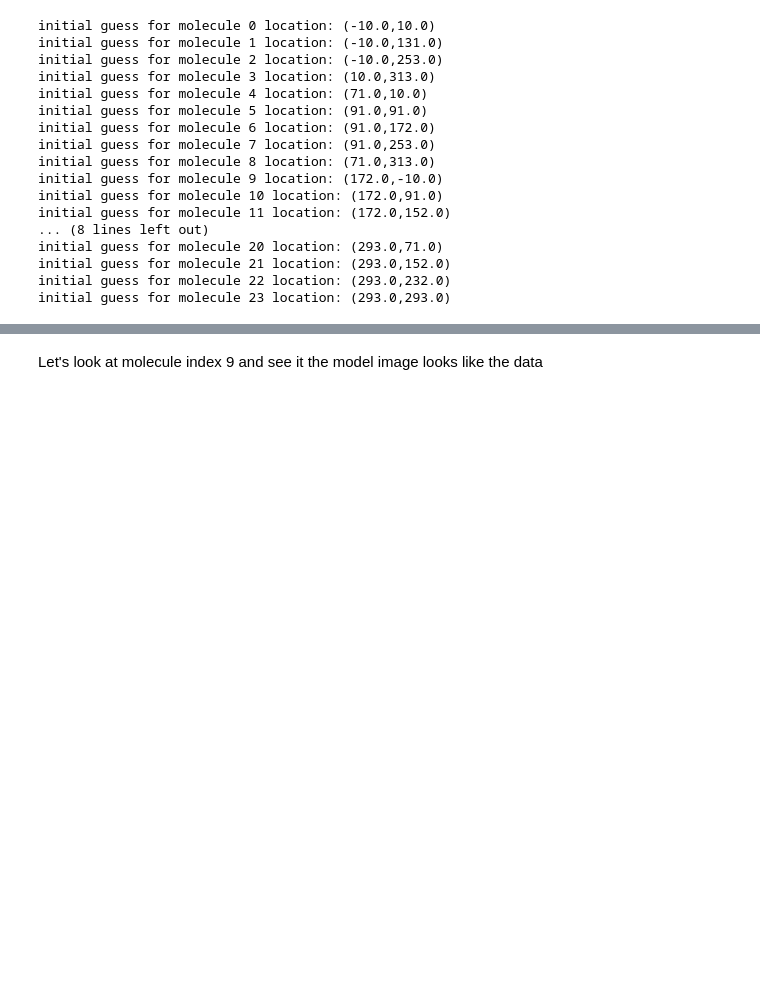
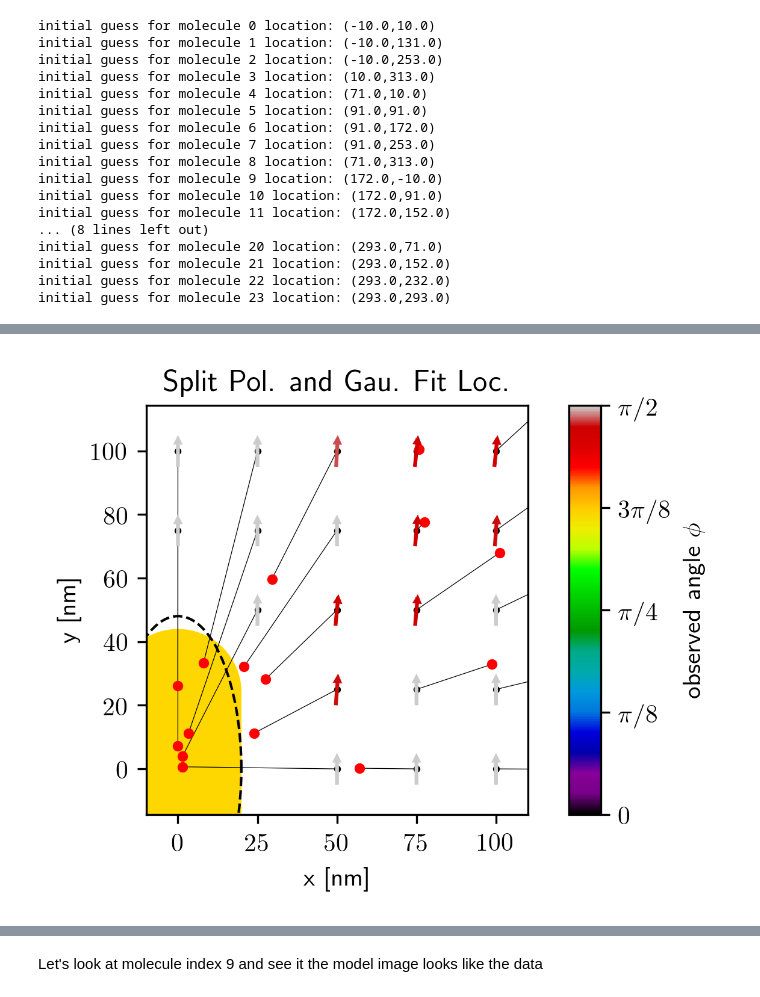
Before and after one commit to HarrisonGoldwyn/mispolarization, a Jupyter notebook: solving_problems/notebooks/fit_localization_from_BEM_fields.ipynb, the cells around one changed output, grey strips where cells are left out. Cells and saved outputs as stored; diff of their text form; code cells hidden in the pictures; blank space fills up the shorter version.

Commit message:
made some more plots while talking to Curly.

```diff
--- a/solving_problems/notebooks/fit_localization_from_BEM_fields.ipynb
+++ b/solving_problems/notebooks/fit_localization_from_BEM_fields.ipynb
@@ -474,0 +476,4 @@ test_BEM_fit_instance_few_mol.plot_fit_results_as_quiver_map(simTestInst_few_mol
+# %%
+locations, angles = fixed_ori_mol_placement(mol_grid_pts_1D=5, x_max=100, y_max=100)
+simTestInst_few_mol = SimulatedExperiment(locations, mol_angle=np.pi/2)
+simTestInst_few_mol.trial_images = simTestInst_few_mol.calculate_BEM_fields()
@@ -474,0 +498,4 @@ test_BEM_fit_instance_few_mol.plot_fit_results_as_quiver_map(simTestInst_few_mol
+# %%
+simTestInst_few_mol.plot_mispol_map_wMisloc()
+# %% [output]
+[figure, added]
```
Also changed, not shown: parts of 7 cells of this notebook, 1 other file.
